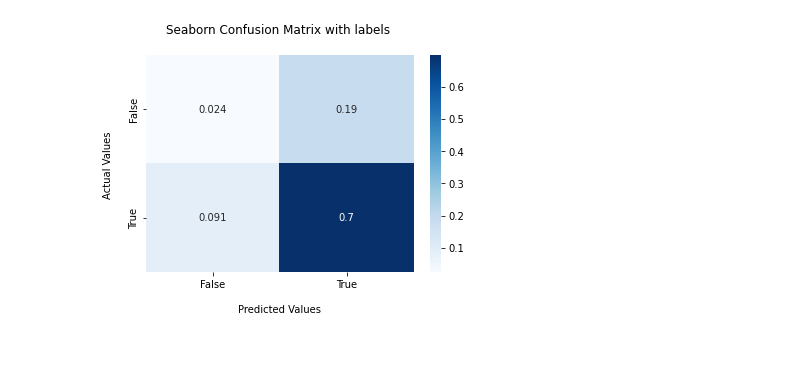
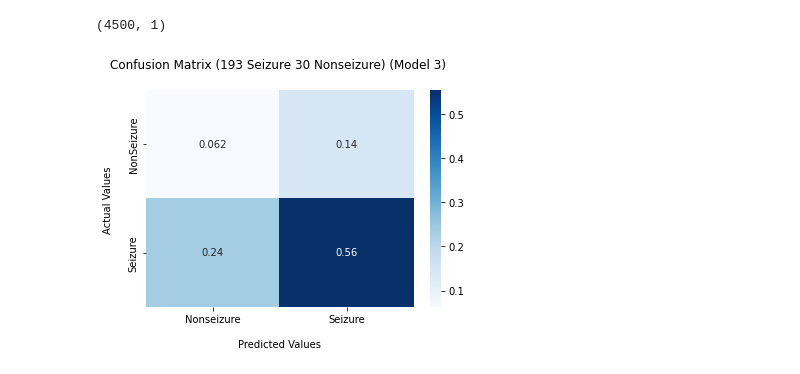
Before and after one commit to YVSemlani/Minimal-Data-Seizure-Detection, a Jupyter notebook: RNN.ipynb, the cells around one changed output. Drawn from its saved outputs; the diff is of its cells as text; code cells hidden in the pictures.

```diff
--- a/RNN.ipynb
+++ b/RNN.ipynb
@@ -76,3 +163,3 @@ model = create_RNN(2, n_timesteps, (n_timesteps, n_features), activation=['tanh'
 # %%
 from sklearn.model_selection import train_test_split
-X_train, X_test, Y_train, Y_test = train_test_split(X, Y, test_size=0.5, random_state=42, shuffle=True)
+X_train, X_test, Y_train, Y_test = train_test_split(X, Y, test_size=0.2, random_state=20, shuffle=True)
@@ -79,4 +184,8 @@ X_train, X_test, Y_train, Y_test = train_test_split(X, Y, test_size=0.5, random_
 # %%
-model.fit(X_train, Y_train, epochs=100)
+from keras.callbacks import ReduceLROnPlateau, EarlyStopping
+reduce_lr = ReduceLROnPlateau(monitor='loss', factor=0.2,
+                              patience=5, min_lr=0.01)
+earlystop = EarlyStopping(monitor='loss', patience=10, min_delta=0.0001)
+history = model.fit(X_train, Y_train, epochs=100, batch_size=256,verbose=2)
 # %% [output]
 Epoch 1/100
@@ -114,0 +217,24 @@ Original Shape: (112, 100)
+# %%
+from tensorflow.keras.layers import Conv1D, MaxPooling1D, Flatten, Reshape
+
+def create_test(activation, dense_units):
+    # define model
+    model = Sequential()
+    model.add(LSTM(2, activation=activation[0], return_sequences=True))
+    model.add(LSTM(2, activation=activation[0], return_sequences=True))
+    model.add(LSTM(2, activation=activation[0], return_sequences=True))
+    model.add(AveragePooling1D(pool_size=100))
+    model.add(Dense(units=dense_units, activation=activation[1]))
+    model.add(LeakyReLU())
+    model.add(Reshape((100,)))
+    model.compile(loss='binary_crossentropy', optimizer='Adam', metrics=['BinaryAccuracy', 'Recall', 'Precision'])
+    return model
+
+
+n_samples = 10
+n_timesteps = 100
+n_features = 3 * 8
+model = create_test(['tanh', 'sigmoid'], n_timesteps)
+model.build((n_timesteps, n_timesteps, n_features))
+# tf.keras.utils.plot_model(model, show_shapes=True)
+history = model.fit(X_train, Y_train, epochs=100, verbose=2)
@@ -120,22 +281,25 @@ scaler = MinMaxScaler()
 ypred = scaler.fit_transform(ypred.reshape(-1,1))
 # %%
 ypred = np.float64((ypred > 0.5))
+print(ypred.shape)
+# %% [output]
+(4500, 1)
 # %%
-cf_matrix = confusion_matrix(ypred, Y_test.reshape(-1,1))
+cf_matrix = confusion_matrix(Y_test.reshape(-1,1), ypred)
 # %%
 import seaborn as sns
 
 ax = sns.heatmap(cf_matrix/np.sum(cf_matrix), annot=True, cmap='Blues')
 
-ax.set_title('Seaborn Confusion Matrix with labels \n');
+ax.set_title('Confusion Matrix (193 Seizure 30 Nonseizure) (Model 3) \n');
 ax.set_xlabel('\nPredicted Values')
 ax.set_ylabel('Actual Values \n ');
 
 ## Ticket labels - List must be in alphabetical order
-ax.xaxis.set_ticklabels(['False','True'])
-ax.yaxis.set_ticklabels(['False','True'])
+ax.xaxis.set_ticklabels(['Nonseizure','Seizure'])
+ax.yaxis.set_ticklabels(['NonSeizure','Seizure'])
 
 ## Display the visualization of the Confusion Matrix.
 plt.show()
 # %% [output]
-[figure, old version]
+[figure, new version]
```
Also changed, not shown: parts of 31 cells of this notebook, 4 other files.
